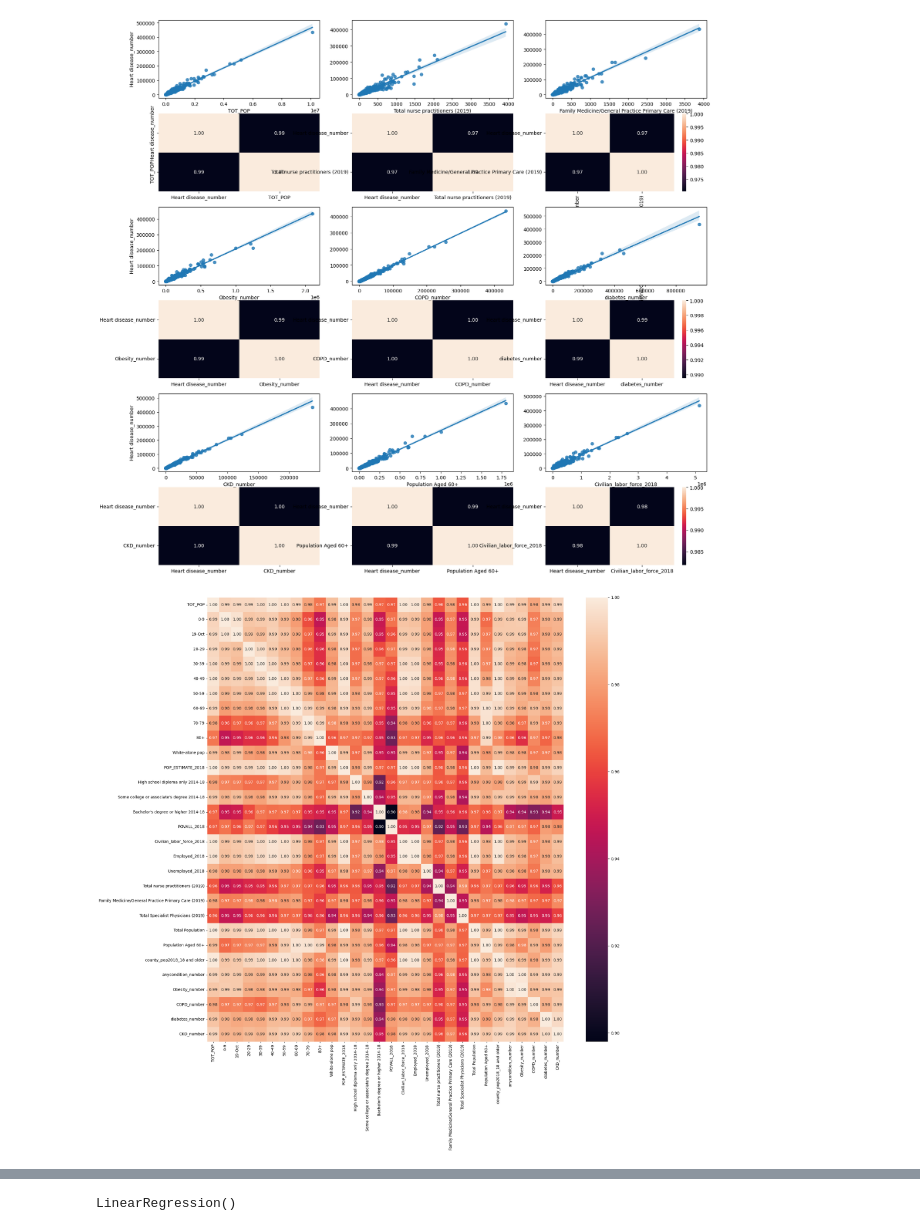
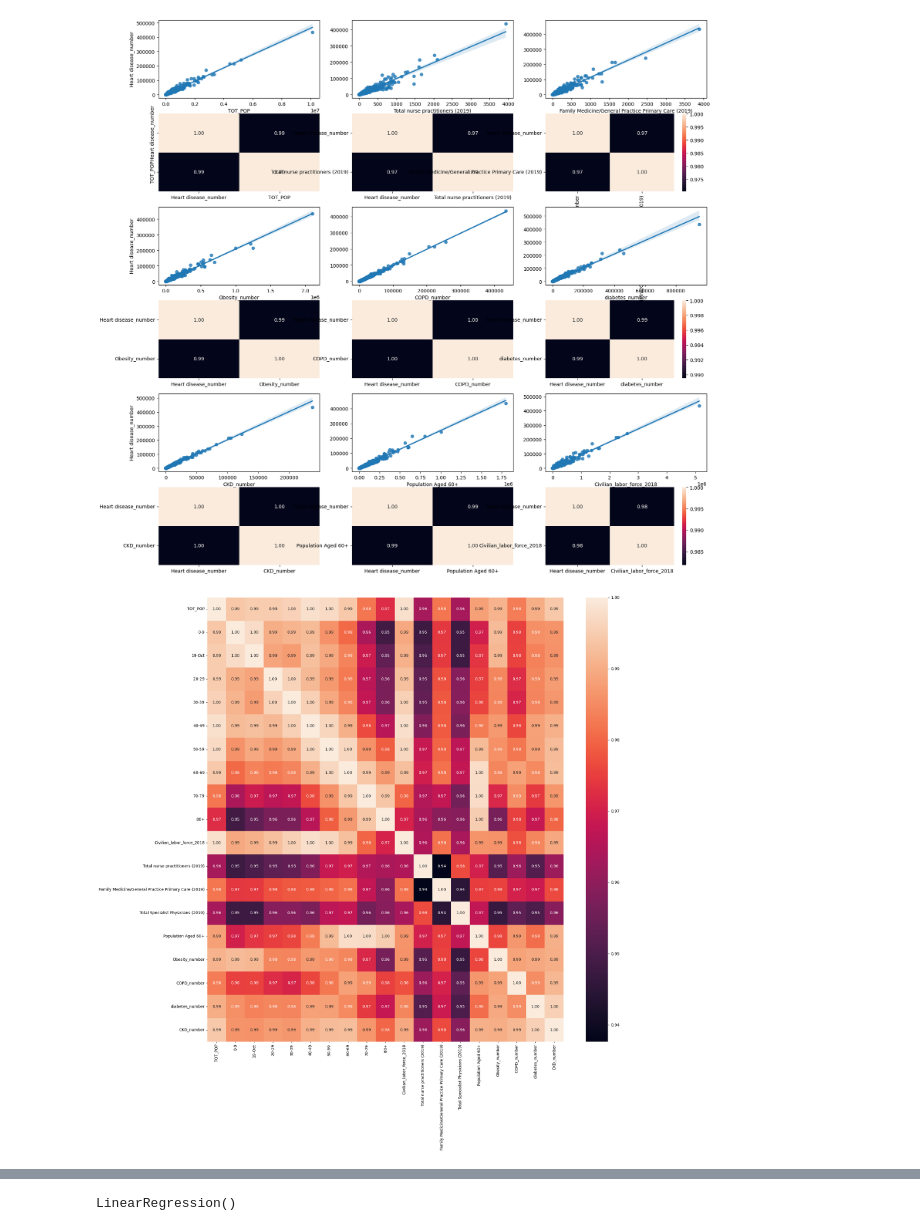
Before and after one commit to 4GeeksAcademy/Loic-Regresion-Lineal-Regularizada, a Jupyter notebook: src/explore.ipynb, the cells around one changed output, grey strips where cells are left out. Saved outputs shown, nothing was run; the diff lists cells and outputs as text; code cells hidden in the pictures.

```diff
--- a/src/explore.ipynb
+++ b/src/explore.ipynb
@@ -112,3 +128,31 @@ X_train_norm.head()
+# %%
+X_train_norm.drop(columns=[
+         'White-alone pop',
+         'POP_ESTIMATE_2018',
+         'High school diploma only 2014-18',
+         "Some college or associate's degree 2014-18",
+         "Bachelor's degree or higher 2014-18",
+         'POVALL_2018',
+         'Employed_2018',
+         'Unemployed_2018',
+         'Total Population',
+         'county_pop2018_18 and older',
+         'anycondition_number'
+         ], inplace = True)
+
+X_test_norm.drop(columns=[
+         'White-alone pop',
+         'POP_ESTIMATE_2018',
+         'High school diploma only 2014-18',
+         "Some college or associate's degree 2014-18",
+         "Bachelor's degree or higher 2014-18",
+         'POVALL_2018',
+         'Employed_2018',
+         'Unemployed_2018',
+         'Total Population',
+         'county_pop2018_18 and older',
+         'anycondition_number'
+         ], inplace = True)
 # %%
 fig, axis = plt.subplots(6, 3, figsize=(12, 10), gridspec_kw = {"height_ratios": [6, 1, 6, 1, 6, 1]})
 
@@ -180,12 +224,12 @@ plt.show()
 # %%
 fig, axes = plt.subplots(figsize=(20,20))
 
-sns.heatmap(df[X_train_norm.columns].corr(),annot=True,fmt=".2f")
+sns.heatmap(X_train_norm.corr(),annot=True,fmt=".2f")
 
 plt.tight_layout()
 plt.show()
 # %% [output]
-[figure, old version]
+[figure, new version]
 # %%
 df[X_train_norm.columns].describe()
 # %% [output]
```
Also changed, not shown: parts of 20 cells of this notebook.
